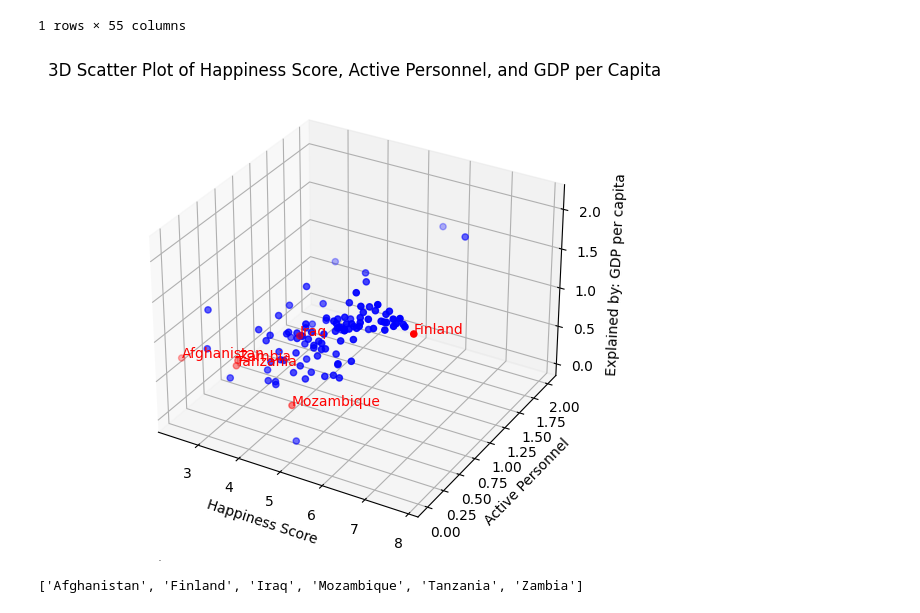
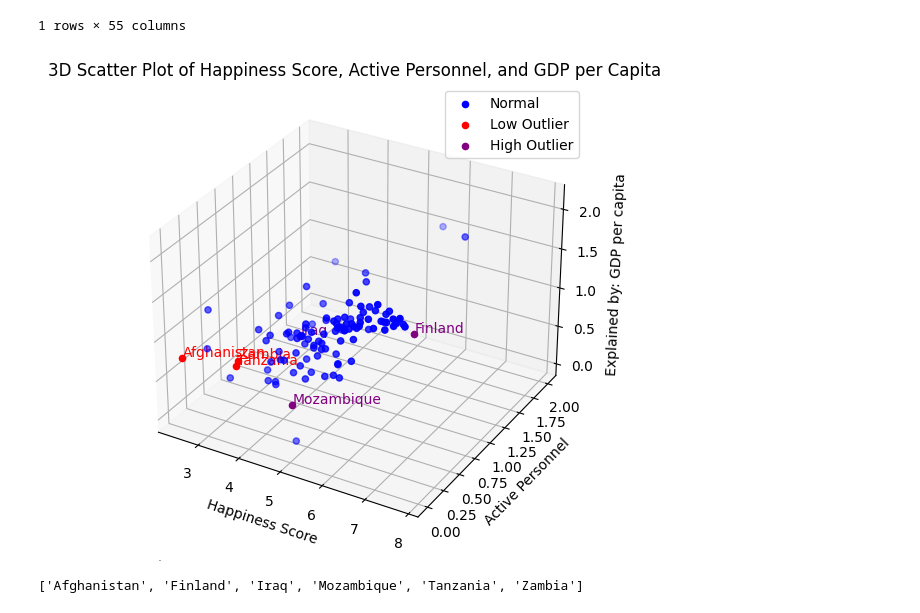
Before and after one commit to RyutoYoda/Happiness_FirePower_-analysis, a Jupyter notebook: Happiness&FirePower.ipynb, the cells around one changed output. Saved outputs shown, nothing was run; the diff lists cells and outputs as text; code cells hidden in the pictures.

```diff
--- a/Happiness&FirePower.ipynb
+++ b/Happiness&FirePower.ipynb
@@ -137,40 +137,41 @@ Finland_data
 | 40 | Finland | FIN | 23000 | 0 | 2090 | 0 | ... |
 1 rows × 55 columns
 # %%
-# 外れ値を特定するために、全データセットに対して予測を行います。
-residuals['Predicted Happiness'] = model_gb.predict(merged_df_gb.drop(columns=['country', 'country_code', 'Happiness score']))
-
-# 残差（実際の幸福度スコア - 予測された幸福度スコア）を計算します。
-residuals['Residuals'] = residuals['Happiness score'] - residuals['Predicted Happiness']
-
-# 残差の絶対値が2倍の標準偏差よりも大きい国を外れ値として特定します。
-outliers = residuals[np.abs(residuals['Residuals']) > residuals['Residuals'].std() * 2]['country'].tolist()
-
 # 三次元プロットを作成します。
 fig = plt.figure(figsize=(10, 6))
 ax = fig.add_subplot(111, projection='3d')
 
 # 外れ値の国のインデックスを取得します。
 outliers_index = merged_df_gb[merged_df_gb['country'].isin(outliers)].index
 
 # 外れ値でない国を青でプロットします。
-ax.scatter(x.drop(outliers_index), y.drop(outliers_index), z.drop(outliers_index), c='b')
+ax.scatter(x.drop(outliers_index), y.drop(outliers_index), z.drop(outliers_index), c='b', label='Normal')
 
-# 外れ値の国を赤でプロットします。
-ax.scatter(x.loc[outliers_index], y.loc[outliers_index], z.loc[outliers_index], c='r')
+# 外れ値の国名を赤または紫でプロットします。
+for idx in outliers_index:
+    color = 'purple' if residuals.loc[idx, 'Residuals'] > 0 else 'red'
+    label = 'High Outlier' if color == 'purple' else 'Low Outlier'
+    ax.scatter(x.loc[idx], y.loc[idx], z.loc[idx], c=color, label=label)
 
-# 外れ値の国名を赤でプロットします。
-for idx in outliers_index:
-    ax.text(x.loc[idx], y.loc[idx], z.loc[idx], merged_df_gb.loc[idx, 'country'], color='red')
+    # ラベルが重ならないようにオフセットを加えます。
+    offset_x = 0.02
+    offset_y = 0.02
+    offset_z = 0.02
+    ax.text(x.loc[idx] + offset_x, y.loc[idx] + offset_y, z.loc[idx] + offset_z, merged_df_gb.loc[idx, 'country'], color=color)
+
+# 重複する凡例ラベルを削除します。
+handles, labels = plt.gca().get_legend_handles_labels()
+by_label = dict(zip(labels, handles))
+ax.legend(by_label.values(), by_label.keys())
 
 ax.set_xlabel('Happiness Score')
 ax.set_ylabel('Active Personnel')
 ax.set_zlabel('Explained by: GDP per capita')
 
 plt.title('3D Scatter Plot of Happiness Score, Active Personnel, and GDP per Capita')
 plt.show()
 # %% [output]
-[figure, old version]
+[figure, new version]
 # %%
 # 外れ値となった国のリストを出力する
 print(outliers)
```
